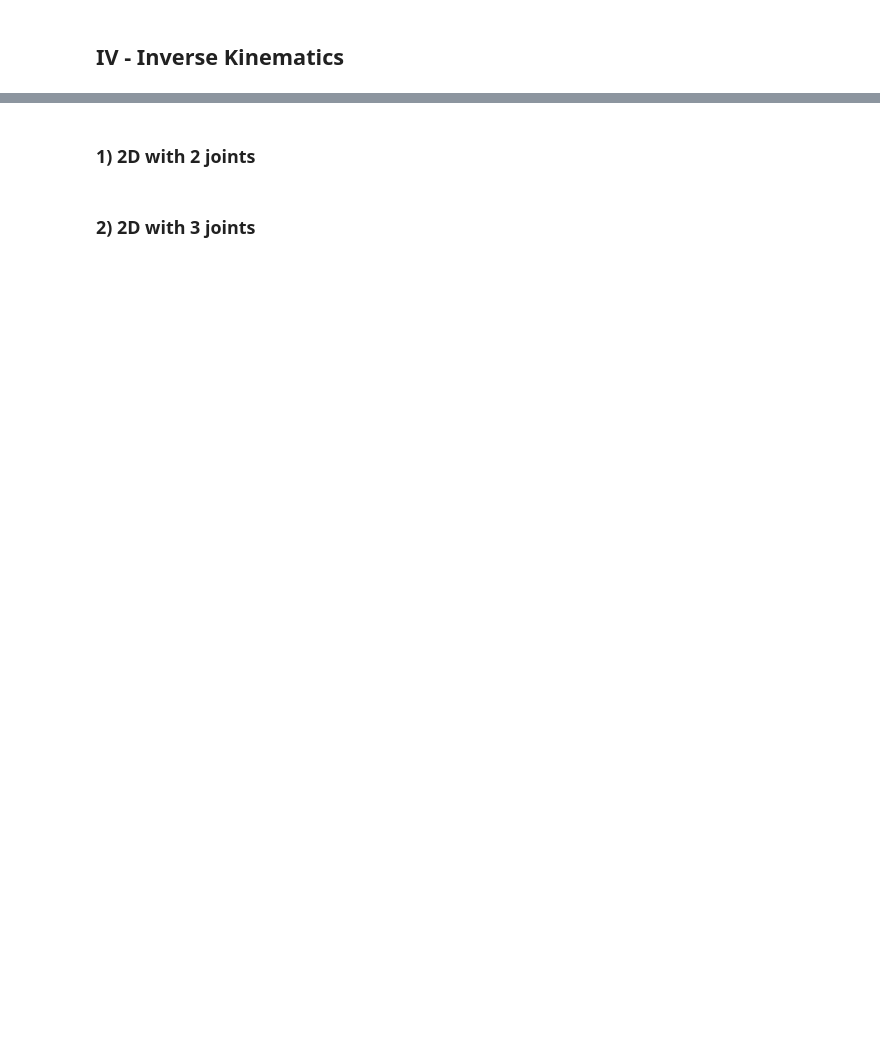
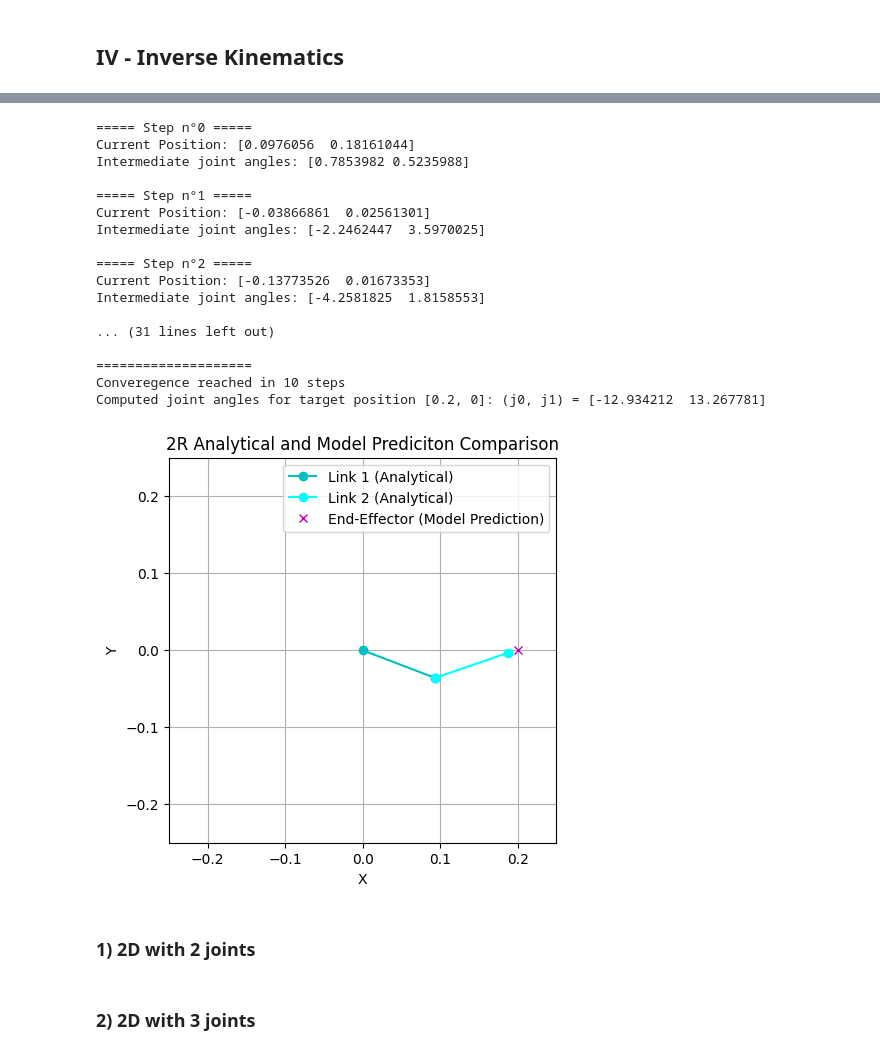
Before and after one commit to Mowibox/Mujoco-ML, a Jupyter notebook: mujoco_ml.ipynb, the cells around one changed output, grey strips where cells are left out. Saved outputs shown, nothing was run; the diff lists cells and outputs as text; code cells hidden in the pictures; blank space fills up the shorter version.

Commit message:
Adding Newton Raphson's IK method

```diff
--- a/mujoco_ml.ipynb
+++ b/mujoco_ml.ipynb
@@ -426,7 +429,7 @@ def FK(model, theta):
         raise ValueError("Error! size of theta must be 2, 3, or 5!")
 
     # Reshape to batch size 1
-    t = tf.reshape(features, shape=(1, 2 * n))
+    t = tf.reshape(features, shape=(1, features.shape[0]))
     out = model(t)
 
     # Reshape to the appropriate output vector
@@ -869,2 +897,37 @@ Jacobian Matrix predicted:
 # %% [markdown]
 ## IV - Inverse Kinematics
+# %%
+def IK_Newton_Raphson(target_pos, initial_theta, model, max_iters=100, tolerance=1e-6):
+    '''
+    Computes The Inverse Kinematics using the Newton-Raphson method for a 2R robot.
+
+    target_pos: Desired end-effector position (x, y)
+    initial_theta: The initial value of joint angles
+    model: The machine learning model
+    max_iters: The maximum number of iterations
+    tolerance: The tolerance for convergence
+    '''
+    theta = np.array(initial_theta, dtype=np.float32)
+    for step in range(max_iters):
+        current_pos = FK(model, theta)[:2]
+        print(f"===== Step n°{step} =====")
+        print(f"Current Position: {current_pos}")
+        print(f"Intermediate joint angles: {theta}\n")
+
+        error = target_pos - current_pos
+        error = tf.reshape(error, (-1, 1))
+
+        # Checking convergence
+        if np.linalg.norm(error) < tolerance:
+            break
+
+        J = FK_Jacobian_pred(model, theta)[:2, :2]
+
+        dtheta = (tf.linalg.pinv(J) @ error)
+        theta += dtheta.numpy().flatten()
+
+    print(20*"=")
+    print(f"Converegence reached in {step} steps")
+    print(f"Computed joint angles for target position {target_pos}: (j0, j1) = {theta}")
+
+    return theta
@@ -871,3 +952,30 @@ Jacobian Matrix predicted:
+# %%
+target_position = [0.2, 0]
+initial_guess = [np.pi/4, np.pi/6]
+
+theta_solution = IK_Newton_Raphson(target_position, initial_guess, model_2R)
+
+result_model = FK(model_2R, theta_solution)
+dispFK_2R(result_model, theta_solution)
+# %% [output]
+===== Step n°0 =====
+Current Position: [0.0976056  0.18161044]
+Intermediate joint angles: [0.7853982 0.5235988]
+
+===== Step n°1 =====
+Current Position: [-0.03866861  0.02561301]
+Intermediate joint angles: [-2.2462447  3.5970025]
+
+===== Step n°2 =====
+Current Position: [-0.13773526  0.01673353]
+Intermediate joint angles: [-4.2581825  1.8158553]
+
+... (31 lines left out)
+
+====================
+Converegence reached in 10 steps
+Computed joint angles for target position [0.2, 0]: (j0, j1) = [-12.934212  13.267781]
+[figure, added]
 # %% [markdown]
 ### 1) 2D with 2 joints
 # %% [markdown]
```
Also changed, not shown: parts of 23 cells of this notebook.
